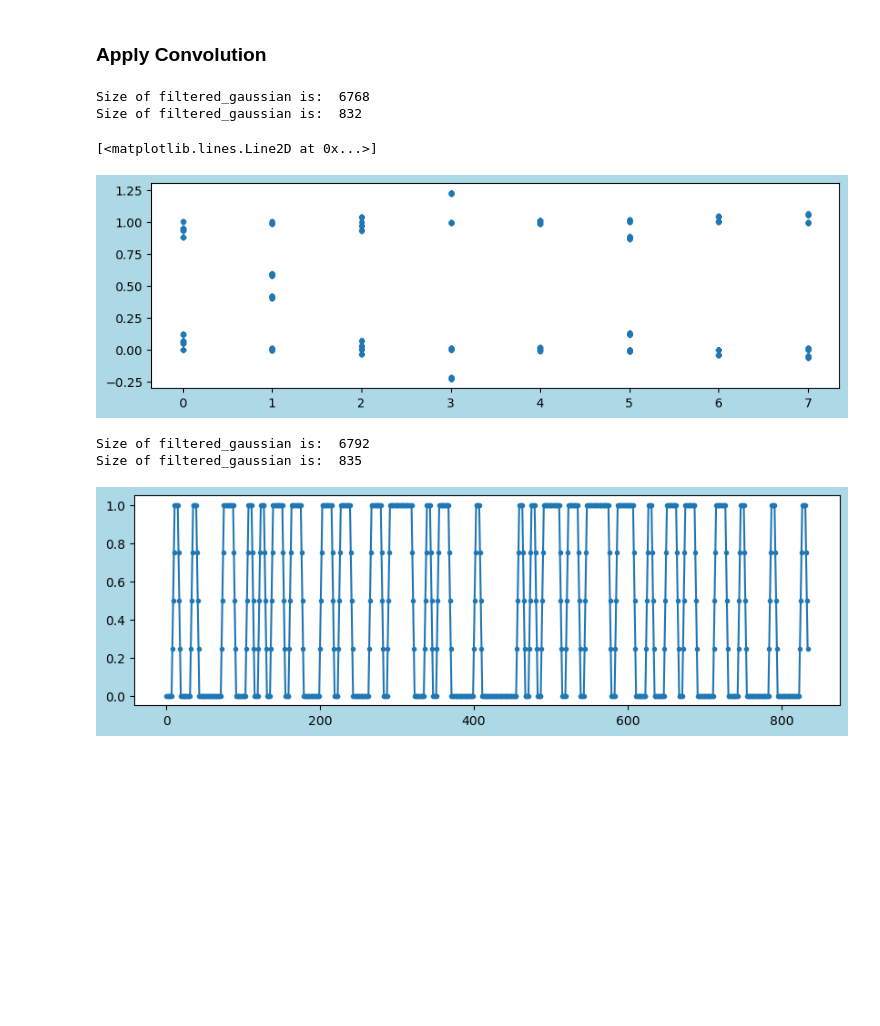
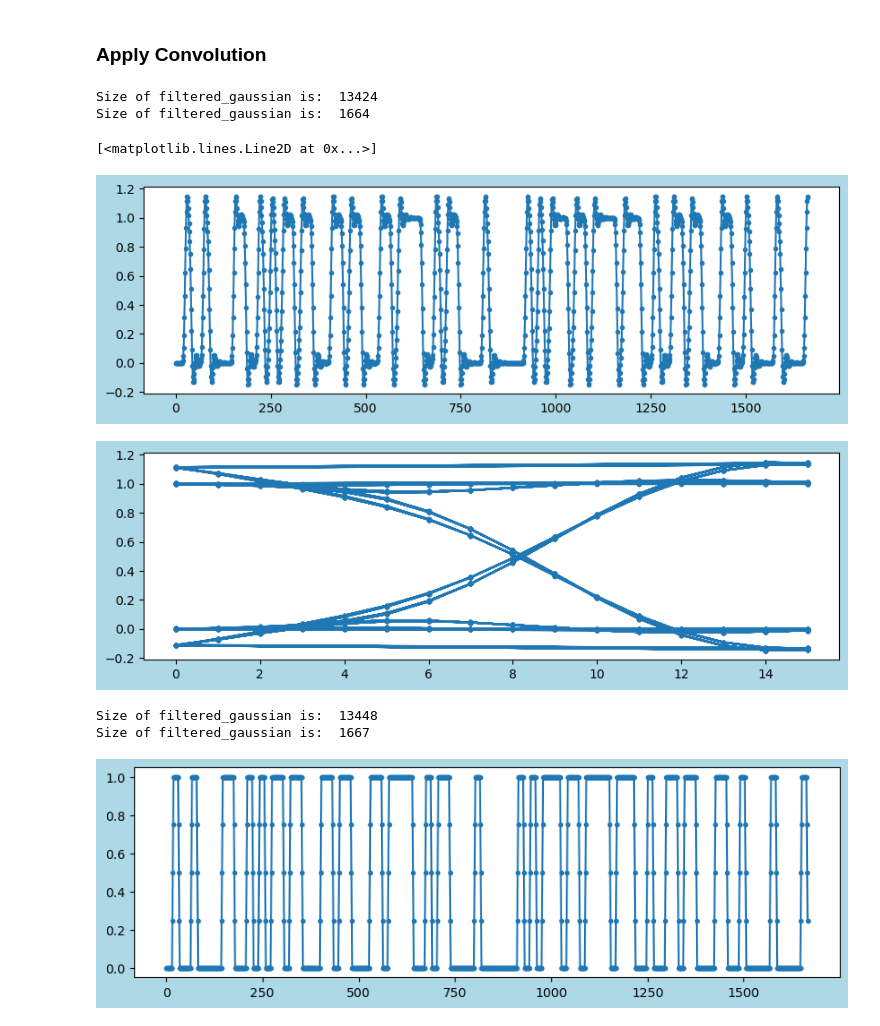
Before and after one commit to tacticstactics/Random_signal_generator, a Jupyter notebook: text_to_binary-1.ipynb, the cells around one changed output. Saved outputs shown, nothing was run; the diff lists cells and outputs as text; code cells hidden in the pictures; blank space fills up the shorter version.

```diff
--- a/text_to_binary-1.ipynb
+++ b/text_to_binary-1.ipynb
@@ -67,8 +67,13 @@ binary_converted_1_ndarray is: [0 1 0 0 1 0 0 0 0 1 1 0 0 1 0 1 0 1 1 0 1 1 0 0
 # %%
 #Create time col
 
+samplerate = 2 ** 4
+numberofpointspersymbol = 2 ** 0
+repetitions1 = samplerate / numberofpointspersymbol
+print('repetitions1 is: ', repetitions1)
+
+
 #array = np.linspace(0, 100, num=1000)
-array = np.tile(np.arange(0, 8), 104)#[:1000]
-print(array)
+array = np.tile(np.arange(0, repetitions1), 104)#[:1000]
 print('Size of filtered_gaussian is: ', array.size)
 # %% [output]
@@ -119,24 +110,29 @@ Size of TX Analog values 1 is:  832
 # %%
 #Butter Filter
 order = 6
-normal_cutoff = 0.6 # 0 to 1
+normal_cutoff = 0.15 # 0 to 1
 
 b, a = signal.butter(order, normal_cutoff, btype='low', analog=False)
 
 data1_butter_filtered = signal.lfilter(b, a, TX_analog_values1) # scipy.signal.lfilter
 #print(data1_butter_filtered)
 
 print('Size of filtered_gaussian is: ', sys.getsizeof(data1_butter_filtered))
 print('Size of filtered_gaussian is: ', data1_butter_filtered.size)
 
 fig1 = plt.figure(figsize = (10,3), facecolor='lightblue')
 ax1_1 = fig1.add_subplot(1, 1, 1)
-ax1_1.plot(array, data1_butter_filtered, ".")
+ax1_1.plot(data1_butter_filtered, ".-")
+
+fig1 = plt.figure(figsize = (10,3), facecolor='lightblue')
+ax1_1 = fig1.add_subplot(1, 1, 1)
+ax1_1.plot(array, data1_butter_filtered, ".-")
 # %% [output]
-Size of filtered_gaussian is:  6768
-Size of filtered_gaussian is:  832
+Size of filtered_gaussian is:  13424
+Size of filtered_gaussian is:  1664
 [<matplotlib.lines.Line2D at 0x...>]
-[figure, old version]
+[figure, new version]
+[figure, added]
 # %%
 win1 = signal.windows.gaussian(4, std=7)
 
@@ -151,9 +147,9 @@ ax1_1.plot(filtered_gaussian, ".-")
 print('Size of filtered_gaussian is: ', sys.getsizeof(filtered_gaussian))
 print('Size of filtered_gaussian is: ', filtered_gaussian.size)
 # %% [output]
-Size of filtered_gaussian is:  6792
-Size of filtered_gaussian is:  835
+Size of filtered_gaussian is:  13448
+Size of filtered_gaussian is:  1667
-[figure, old version]
+[figure, new version]
 # %%
 
 
```
Also changed, not shown: parts of 3 cells of this notebook.
